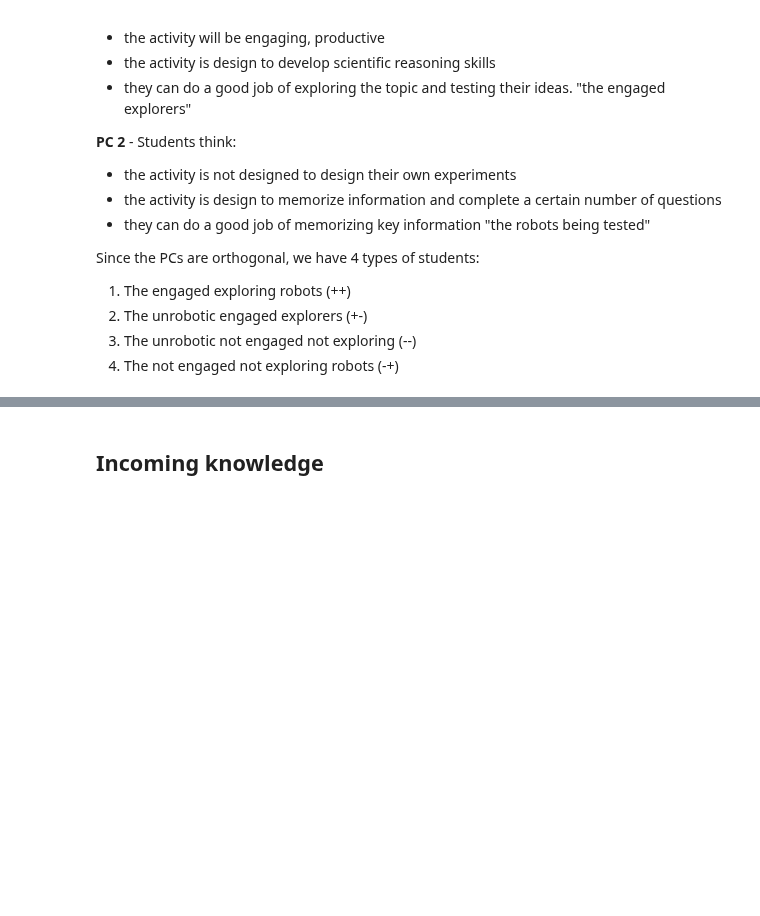
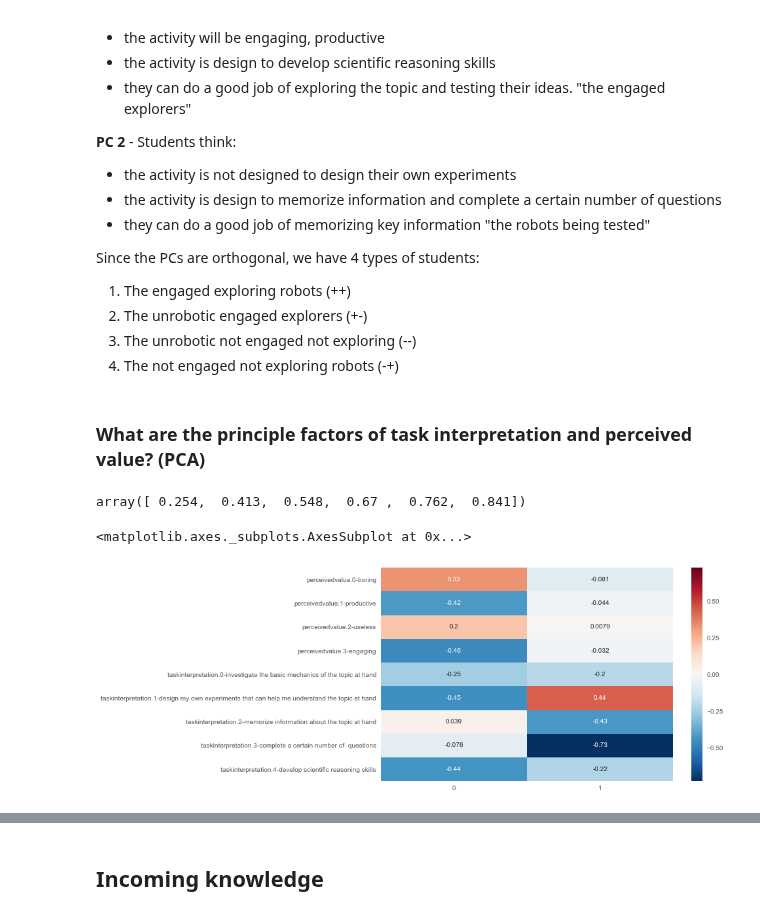
Before and after one commit to jmassall/inquiry_virtualLabs_study, a Jupyter notebook: analysis/incoming_attributes_analysis.ipynb, the cells around one changed output, grey strips where cells are left out. Drawn from its saved outputs; the diff is of its cells as text; code cells hidden in the pictures; blank space fills up the shorter version.

```diff
--- a/analysis/incoming_attributes_analysis.ipynb
+++ b/analysis/incoming_attributes_analysis.ipynb
@@ -208,3 +292,24 @@ Since the PCs are orthogonal, we have 4 types of students:
 2. The unrobotic engaged explorers (+-)
 3. The unrobotic not engaged not exploring (--)
 4. The not engaged not exploring robots (-+)
+# %% [markdown]
+### What are the principle factors of task interpretation and perceived value? (PCA)
+# %%
+columns_for_pc = pv_columns + ti_columns
+pca = decomposition.PCA(n_components=6)
+pca.fit(data[columns_for_pc])
+pca.explained_variance_ratio_.cumsum()
+# %% [output]
+array([ 0.254,  0.413,  0.548,  0.67 ,  0.762,  0.841])
+# %%
+NC = 2
+pca = decomposition.PCA(n_components=NC)
+pca.fit(data[columns_for_pc])
+X = pca.transform(data[columns_for_pc])
+data['PC1'] = zip(*X)[0]
+data['PC2'] = zip(*X)[1]
+# %%
+sns.heatmap(pca.components_.T,yticklabels=columns_for_pc,annot=True)
+# %% [output]
+<matplotlib.axes._subplots.AxesSubplot at 0x...>
+[figure, added]
```
Also changed, not shown: parts of 47 cells of this notebook, 1 other file.
